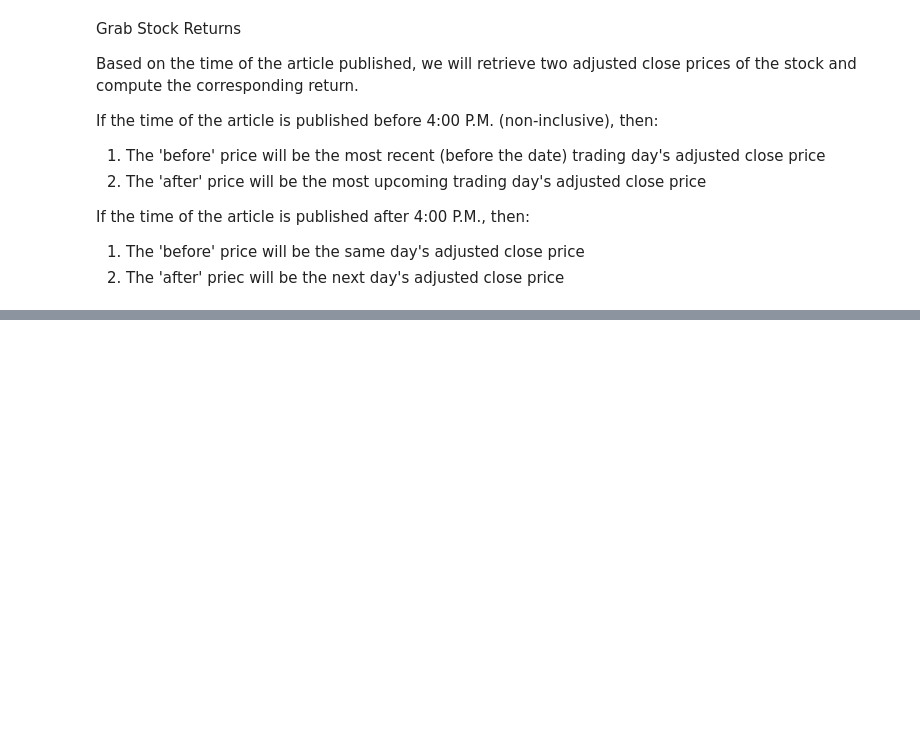
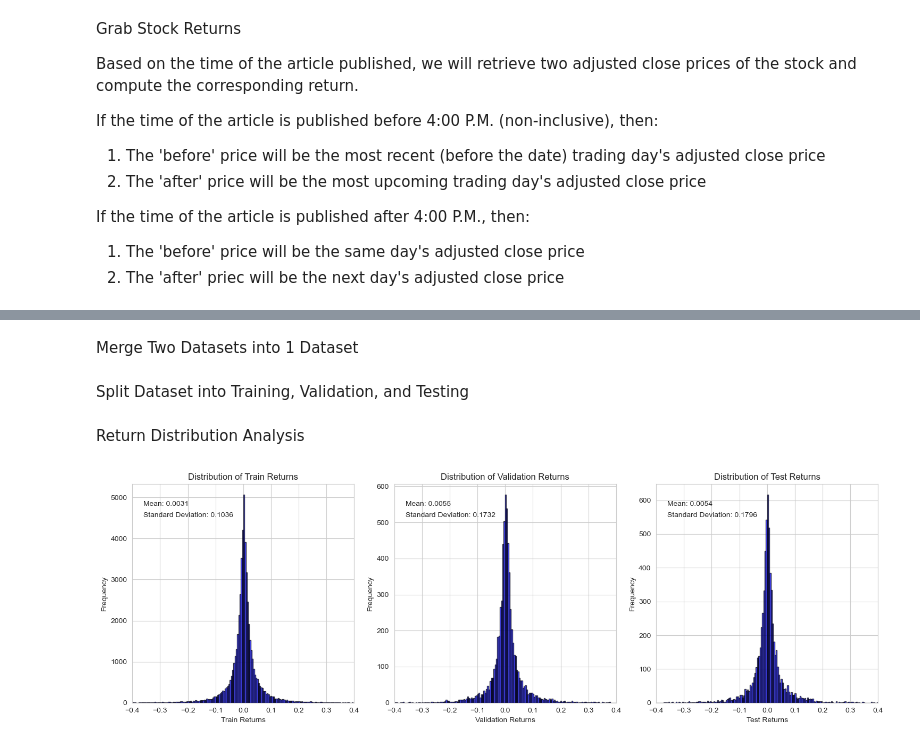
Before and after one commit to cavingada/ArticleAlpha, a Jupyter notebook: preprocess_data.ipynb, the cells around one changed output, grey strips where cells are left out. Cells and saved outputs as stored; diff of their text form; code cells hidden in the pictures; blank space fills up the shorter version.

Commit message:
Dataset analysis completed

```diff
--- a/preprocess_data.ipynb
+++ b/preprocess_data.ipynb
@@ -182,0 +138,62 @@ articles1.to_pickle('50k_processed_data.pkl')
+# %% [markdown]
+Merge Two Datasets into 1 Dataset
+# %%
+# load both datasets
+dataset_1 = pd.read_pickle('50k_processed_data_1.pkl')
+dataset_2 = pd.read_pickle('50k_processed_data_2.pkl')
+
+# merge the two datasets (disclude repeated rows)
+dataset = pd.concat([dataset_1, dataset_2], axis=0)
+# %% [markdown]
+Split Dataset into Training, Validation, and Testing
+# %%
+from sklearn.model_selection import train_test_split
+
+# eliminate rows with the same index
+dataset = dataset[~dataset.index.duplicated(keep='first')]
+
+def split(df):
+    x_train, x_test_and_val, y_train, y_test_and_val  = train_test_split(df['title'], df['returns'], random_state=42, test_size=0.2) # train set is 80%,
+    x_test, x_val, y_test, y_val = train_test_split(x_test_and_val, y_test_and_val, test_size=0.5, random_state=42) # test and val are 50% of the remaining 20% = 10%.
+    return x_train, y_train, x_val, y_val, x_test, y_test
+
+x_train, y_train, x_val, y_val, x_test, y_test = split(dataset) # split the data
+# %% [markdown]
+Return Distribution Analysis
+# %%
+# Analyze the articles dataset distribution
+import matplotlib.pyplot as plt
+import numpy as np
+
+def plot_returns(ax, datasetType, returns, bins=None):
+    # If bins isn't specified, set it to 1/10th of the number of returns
+
+    ax.hist(returns, bins=bins, alpha=0.7, color='b', edgecolor='black')
+    ax.set_xlabel(f'{datasetType} Returns')
+    ax.set_ylabel('Frequency')
+    ax.set_title(f'Distribution of {datasetType} Returns')
+    ax.set_xlim(-0.4, 0.4)
+
+    # Calculate mean and standard deviation
+    mean_return = np.mean(returns)
+    std_deviation = np.std(returns)
+
+    # Add mean and standard deviation to the plot
+    ax.text(0.05, 0.9, f'Mean: {mean_return:.4f}', transform=ax.transAxes)
+    ax.text(0.05, 0.85, f'Standard Deviation: {std_deviation:.4f}', transform=ax.transAxes)
+
+def display_return_plots(y_train, y_val, y_test):
+    # Create subplots
+    _, axs = plt.subplots(1, 3, figsize=(15, 5))
+
+    # Plot train, val, and test returns
+    plot_returns(axs[0], 'Train', y_train, bins=2000)
+    plot_returns(axs[1], 'Validation', y_val, bins=3000)
+    plot_returns(axs[2], 'Test', y_test, bins=3000)
+
+    plt.tight_layout()
+    plt.show()
+
+display_return_plots(y_train, y_val, y_test)
+# %% [output]
+[figure, added]
```
Also changed, not shown: parts of 11 cells of this notebook, 4 other files.
